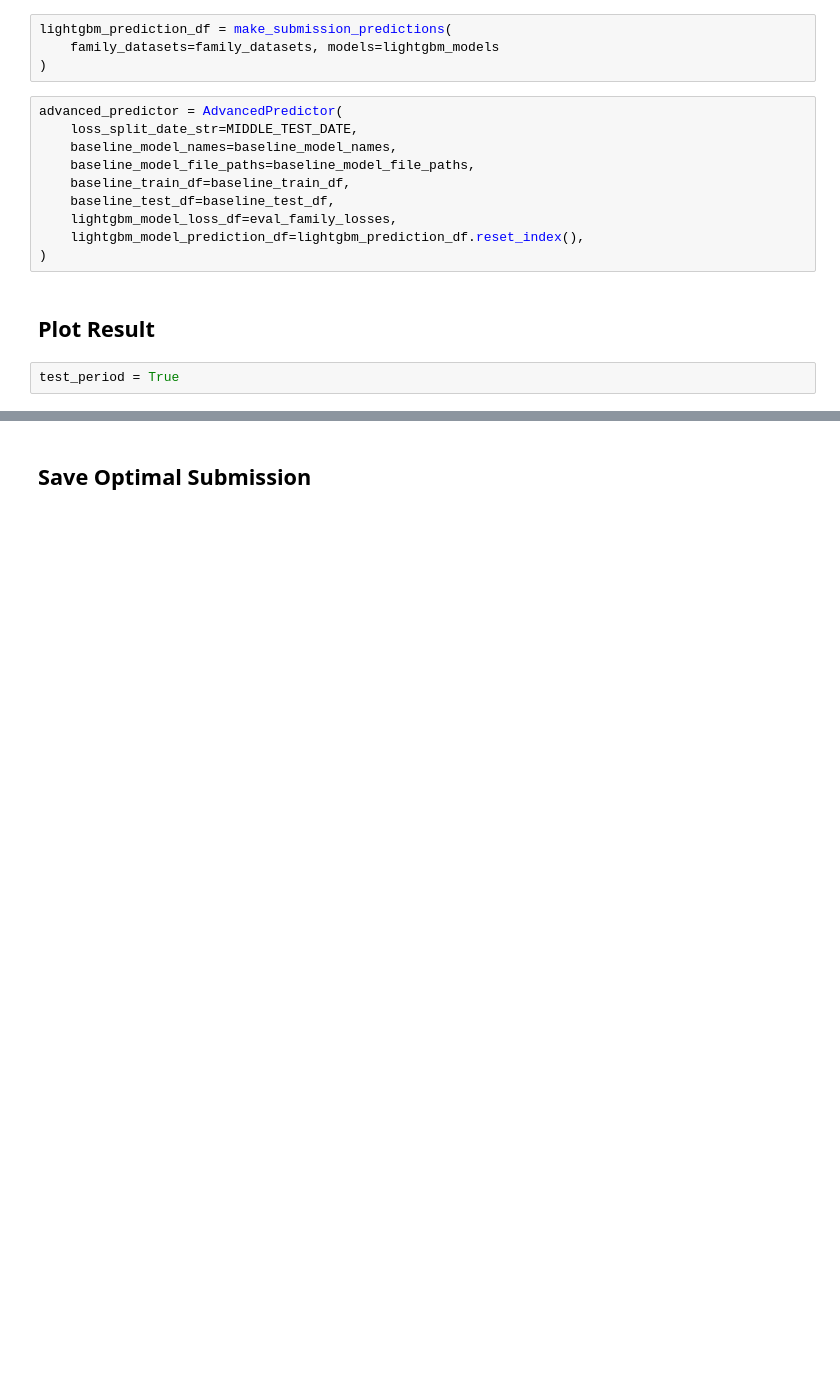
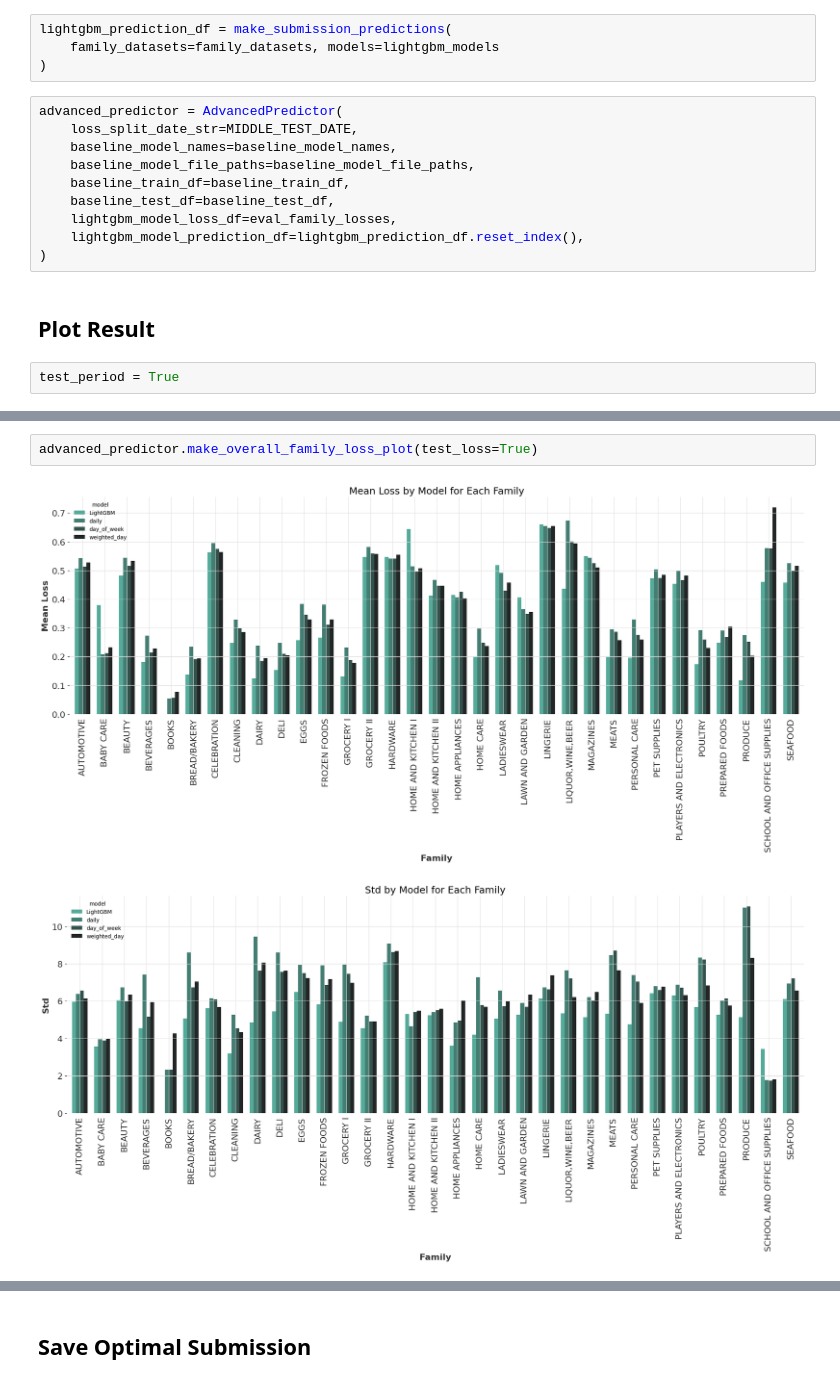
Before and after one commit to Tikhon-Radkevich/Store-Sales, a Jupyter notebook: notebooks/combine_submission.ipynb, the cells around one changed output, grey strips where cells are left out. Saved outputs shown, nothing was run; the diff lists cells and outputs as text; blank space fills up the shorter version.

```diff
--- a/notebooks/combine_submission.ipynb
+++ b/notebooks/combine_submission.ipynb
@@ -120 +139,6 @@ test_period = True
+# %%
+advanced_predictor.make_overall_family_loss_plot(test_loss=True)
+# %% [output]
+[figure, added]
+[figure, added]
 # %%
```
Also changed, not shown: parts of 8 cells of this notebook.
